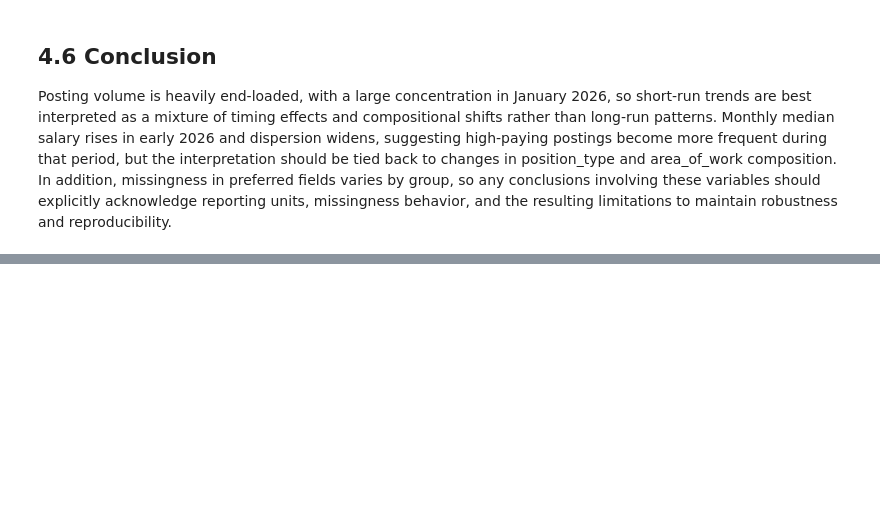
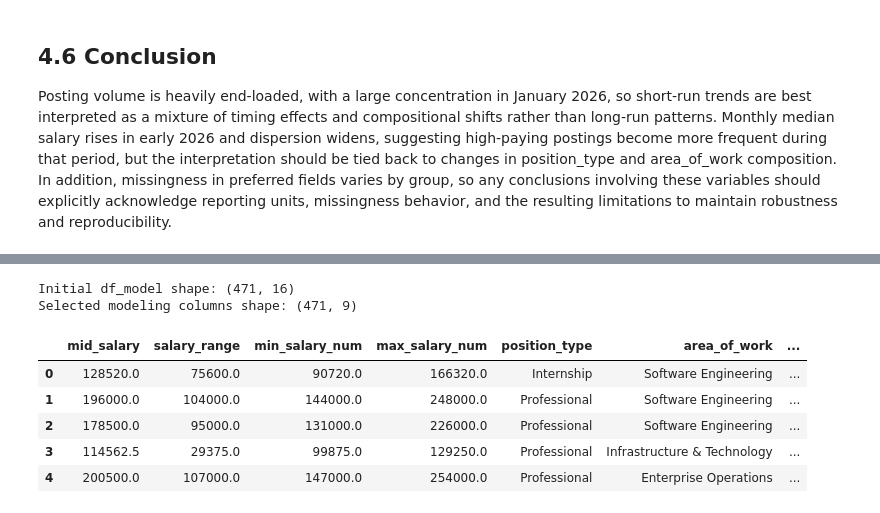
Before and after one commit to 00Kisumi00/STAT5243-Project-1, a Jupyter notebook: Project_1(EDA added).ipynb, the cells around one changed output, grey strips where cells are left out. Saved outputs shown, nothing was run; the diff lists cells and outputs as text; code cells hidden in the pictures; blank space fills up the shorter version.

```diff
--- a/Project_1(EDA added).ipynb
+++ b/Project_1(EDA added).ipynb
@@ -1211,0 +1246,32 @@ Posting volume is heavily end-loaded, with a large concentration in January 2026
+# %%
+# Start from de-duplicated dataset
+df_model = df_eda.copy()
+
+print("Initial df_model shape:", df_model.shape)
+
+# Select relevant columns for modeling
+model_cols = [
+    "mid_salary",
+    "salary_range",
+    "min_salary_num",
+    "max_salary_num",
+    "position_type",
+    "area_of_work",
+    "required_education",
+    "preferred_education",
+    "date_posted_dt"
+]
+
+df_model = df_model[model_cols].copy()
+
+print("Selected modeling columns shape:", df_model.shape)
+df_model.head()
+# %% [output]
+Initial df_model shape: (471, 16)
+Selected modeling columns shape: (471, 9)
+|  | mid_salary | salary_range | min_salary_num | max_salary_num | position_type | area_of_work | ... |
+| 0 | 128520.0 | 75600.0 | 90720.0 | 166320.0 | Internship | Software Engineering | ... |
+| 1 | 196000.0 | 104000.0 | 144000.0 | 248000.0 | Professional | Software Engineering | ... |
+| 2 | 178500.0 | 95000.0 | 131000.0 | 226000.0 | Professional | Software Engineering | ... |
+| 3 | 114562.5 | 29375.0 | 99875.0 | 129250.0 | Professional | Infrastructure & Technology | ... |
+| 4 | 200500.0 | 107000.0 | 147000.0 | 254000.0 | Professional | Enterprise Operations | ... |
```
Also changed, not shown: parts of 21 cells of this notebook.
